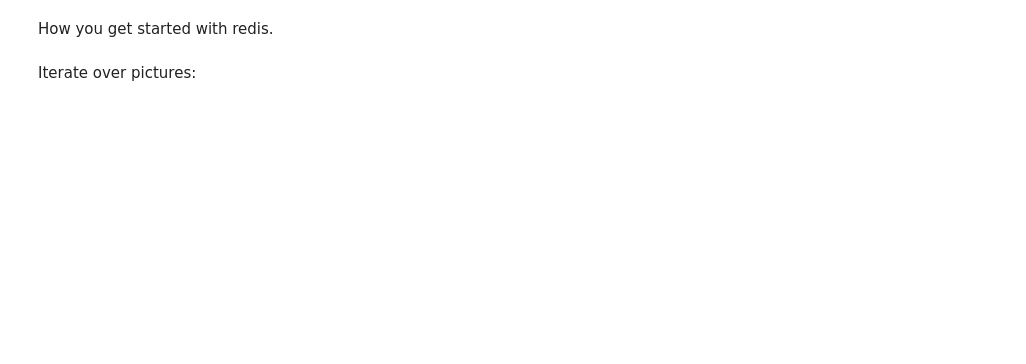
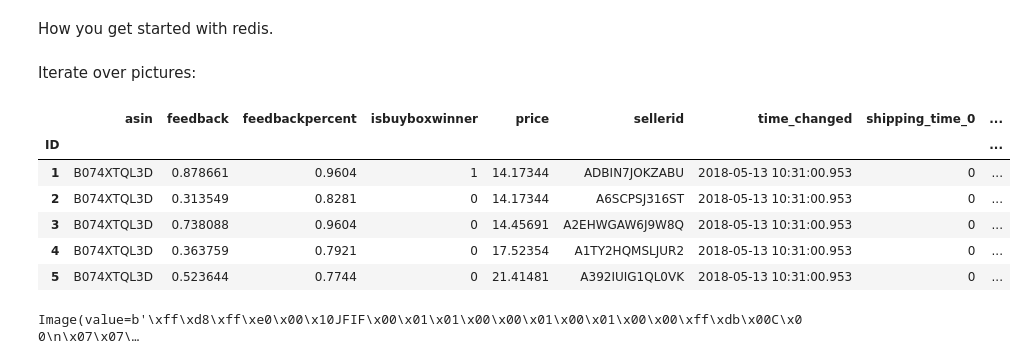
Before and after one commit to elcolumbio/mlrepricer, a Jupyter notebook: jupyter/amazonpictures.ipynb, the cells around one changed output. Drawn from its saved outputs; the diff is of its cells as text; code cells hidden in the pictures; blank space fills up the shorter version.

```diff
--- a/jupyter/amazonpictures.ipynb
+++ b/jupyter/amazonpictures.ipynb
@@ -22,0 +29,15 @@ for asin in r.scan_iter():
+# %%
+t = schemas.pricemonitor(SQLite)()  # tableobject
+df = pd.read_sql_query(f'SELECT * FROM {t.table}', t.conn, parse_dates=[t.eventdate], index_col='ID')
+# %%
+filter1 = helper.cleanup(df)
+norm = helper.normalize(filter1)
+norm.head()
+# %% [output]
+|  | asin | feedback | feedbackpercent | isbuyboxwinner | price | sellerid | time_changed | shipping_time_0 | ... |
+| ID |  |  |  |  |  |  |  |  | ... |
+| 1 | B074XTQL3D | 0.878661 | 0.9604 | 1 | 14.17344 | ADBIN7JOKZABU | 2018-05-13 10:31:00.953 | 0 | ... |
+| 2 | B074XTQL3D | 0.313549 | 0.8281 | 0 | 14.17344 | A6SCPSJ316ST | 2018-05-13 10:31:00.953 | 0 | ... |
+| 3 | B074XTQL3D | 0.738088 | 0.9604 | 0 | 14.45691 | A2EHWGAW6J9W8Q | 2018-05-13 10:31:00.953 | 0 | ... |
+| 4 | B074XTQL3D | 0.363759 | 0.7921 | 0 | 17.52354 | A1TY2HQMSLJUR2 | 2018-05-13 10:31:00.953 | 0 | ... |
+| 5 | B074XTQL3D | 0.523644 | 0.7744 | 0 | 21.41481 | A392IUIG1QL0VK | 2018-05-13 10:31:00.953 | 0 | ... |
@@ -22,0 +66,9 @@ for asin in r.scan_iter():
+# %%
+from ipywidgets import Image, Layout
+image_widget = Image(
+    value=pictures['pic_B075NJNLJT'],
+    layout=Layout(height='400px', width='400px')
+)
+image_widget
+# %% [output]
+Image(value=b'\xff\xd8\xff\xe0\x00\x10JFIF\x00\x01\x01\x00\x00\x01\x00\x01\x00\x00\xff\xdb\x00C\x00\n\x07\x07\…
```
Also changed, not shown: parts of 11 cells of this notebook, 20 other files.
